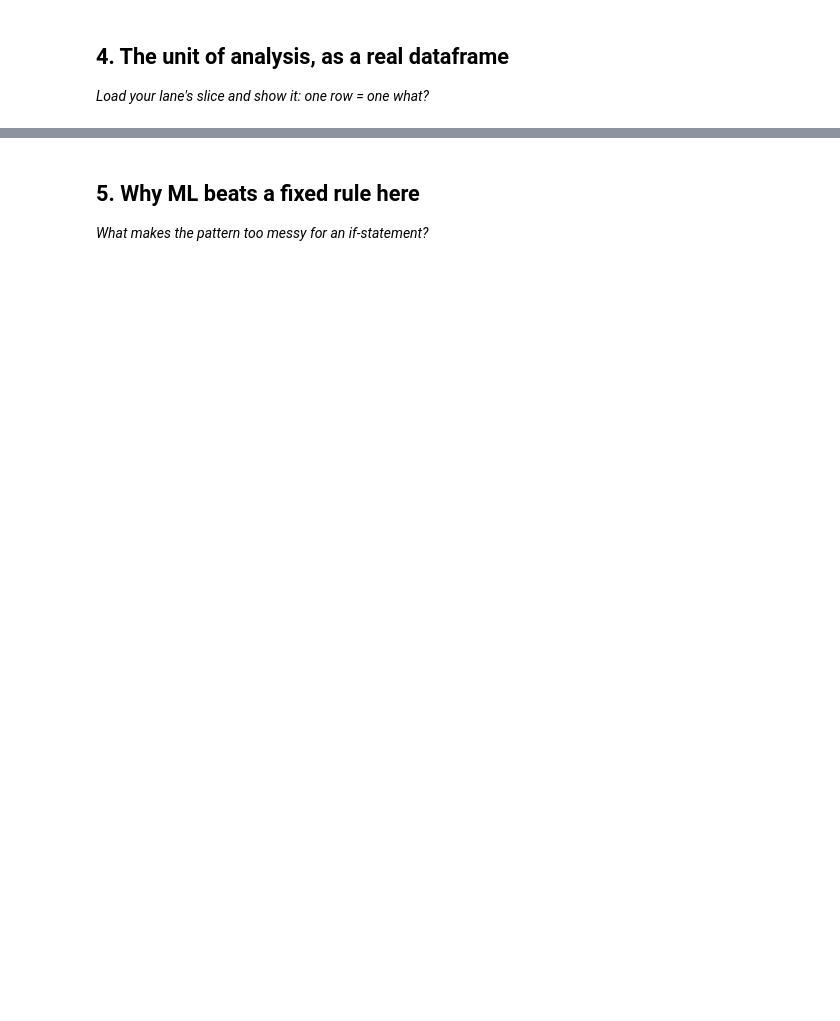
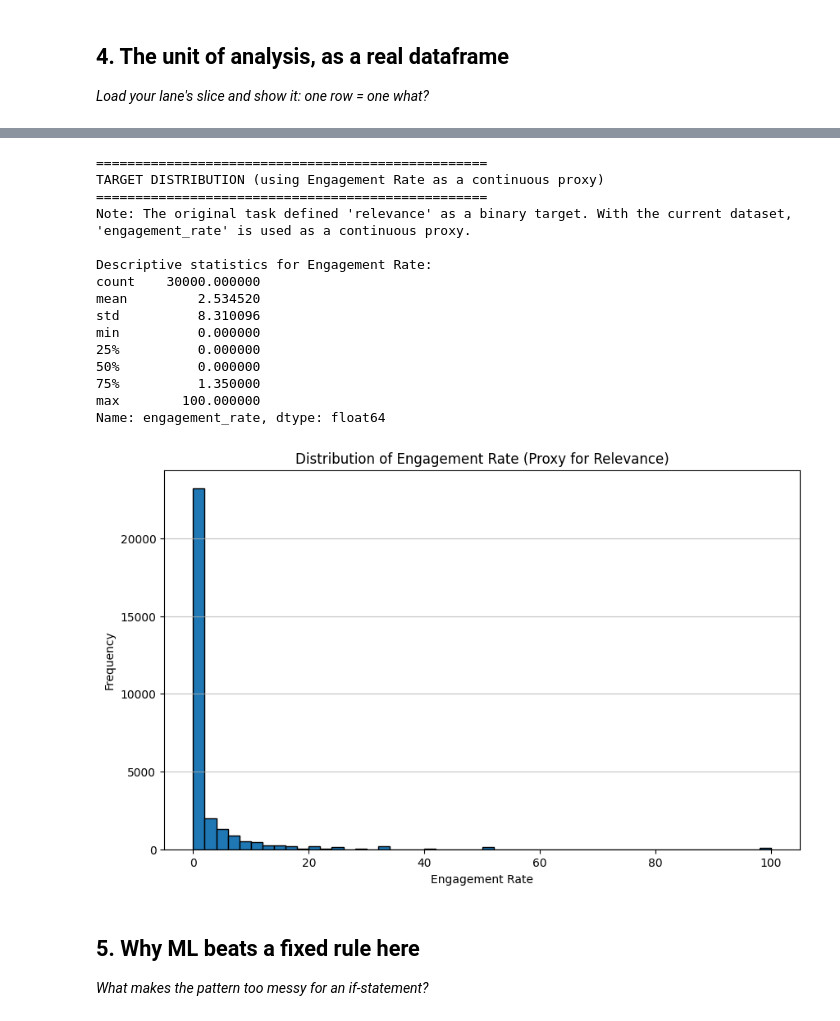
Before and after one commit to samin-developer/ml-internship-starter, a Jupyter notebook: work/notebooks/w02_ml_task_framing.ipynb, the cells around one changed output, grey strips where cells are left out. Drawn from its saved outputs; the diff is of its cells as text; code cells hidden in the pictures; blank space fills up the shorter version.

```diff
--- a/work/notebooks/w02_ml_task_framing.ipynb
+++ b/work/notebooks/w02_ml_task_framing.ipynb
@@ -22,3 +80,23 @@ This skeleton is yours to fill. Work the sections **in order** — each one has
 ## 4. The unit of analysis, as a real dataframe
 
 *Load your lane's slice and show it: one row = one what?*
+# %%
+# Cell 1: Load Data
+import pandas as pd
+import matplotlib.pyplot as plt
+
+# Load the starter dataset (make sure you've uploaded it first)
+url = 'https://raw.githubusercontent.com/samin-developer/ml-internship-starter/main/data/raw/content_refresh_anonymized.csv'
+
+# CSV file ko load karein
+df = pd.read_csv(url)
+
+print(f"✅ Data loaded successfully! Total rows: {len(df):,}")
+
+# Show the first 5 rows
+print("First 5 rows of data:")
+display(df.head())
+
+# Show the shape
+print(f"\nTotal rows: {len(df):,}")
+print(f"Columns: {df.columns.tolist()}")
@@ -25,3 +166,47 @@ This skeleton is yours to fill. Work the sections **in order** — each one has
+# %%
+# Cell 3: Visualize Target Distribution
+print("=" * 50)
+print("TARGET DISTRIBUTION (using Engagement Rate as a continuous proxy)")
+print("=" * 50)
+
+print("Note: The original task defined 'relevance' as a binary target. With the current dataset, 'engagement_rate' is used as a continuous proxy.")
+
+# Display descriptive statistics for the proxy
+print("\nDescriptive statistics for Engagement Rate:")
+print(df['engagement_rate'].describe())
+
+# Visualize distribution of the continuous proxy (engagement_rate) with a histogram
+plt.figure(figsize=(10, 6))
+df['engagement_rate'].plot(kind='hist', bins=50, edgecolor='black')
+plt.title('Distribution of Engagement Rate (Proxy for Relevance)')
+plt.xlabel('Engagement Rate')
+plt.ylabel('Frequency')
+plt.grid(axis='y', alpha=0.75)
+plt.show()
+
+# Remove binary classification specific prints as engagement_rate is continuous
+# print(df['relevance'].value_counts())
+# print(f"\nPercentage relevant: {df['relevance'].mean() * 100:.1f}%")
+# print(f"Percentage not relevant: {(1 - df['relevance'].mean()) * 100:.1f}%")
+# imbalance_ratio = df['relevance'].value_counts()[0] / df['relevance'].value_counts()[1]
+# print(f"\nClass imbalance ratio (0:1): {imbalance_ratio:.1f}:1")
+# %% [output]
+==================================================
+TARGET DISTRIBUTION (using Engagement Rate as a continuous proxy)
+==================================================
+Note: The original task defined 'relevance' as a binary target. With the current dataset, 'engagement_rate' is used as a continuous proxy.
+
+Descriptive statistics for Engagement Rate:
+count    30000.000000
+mean         2.534520
+std          8.310096
+min          0.000000
+25%          0.000000
+50%          0.000000
+75%          1.350000
+max        100.000000
+Name: engagement_rate, dtype: float64
+[figure, added]
 # %% [markdown]
 ## 5. Why ML beats a fixed rule here
 
```
Also changed, not shown: parts of 6 cells of this notebook.
